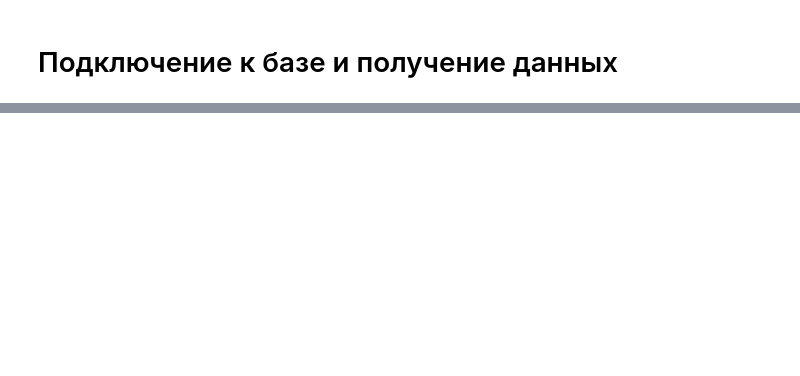
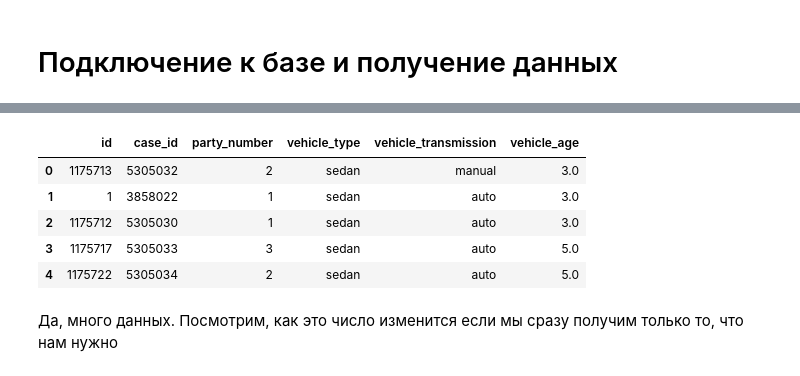
Before and after one commit to Ankudar/yandex_practicum_ds, a Jupyter notebook: 13) Sborniy_proekt_3-4/project.ipynb, the cells around one changed output, grey strips where cells are left out. Cells and saved outputs as stored; diff of their text form; code cells hidden in the pictures; blank space fills up the shorter version.

```diff
--- a/13) Sborniy_proekt_3-4/project.ipynb
+++ b/13) Sborniy_proekt_3-4/project.ipynb
@@ -105,0 +142,11 @@ vehicles.info()
+# %%
+vehicles_default.head()
+# %% [output]
+|  | id | case_id | party_number | vehicle_type | vehicle_transmission | vehicle_age |
+| 0 | 1175713 | 5305032 | 2 | sedan | manual | 3.0 |
+| 1 | 1 | 3858022 | 1 | sedan | auto | 3.0 |
+| 2 | 1175712 | 5305030 | 1 | sedan | auto | 3.0 |
+| 3 | 1175717 | 5305033 | 3 | sedan | auto | 5.0 |
+| 4 | 1175722 | 5305034 | 2 | sedan | auto | 5.0 |
+# %% [markdown]
+Да, много данных. Посмотрим, как это число изменится если мы сразу получим только то, что нам нужно
```
Also changed, not shown: parts of 15 cells of this notebook, 1 other file.
